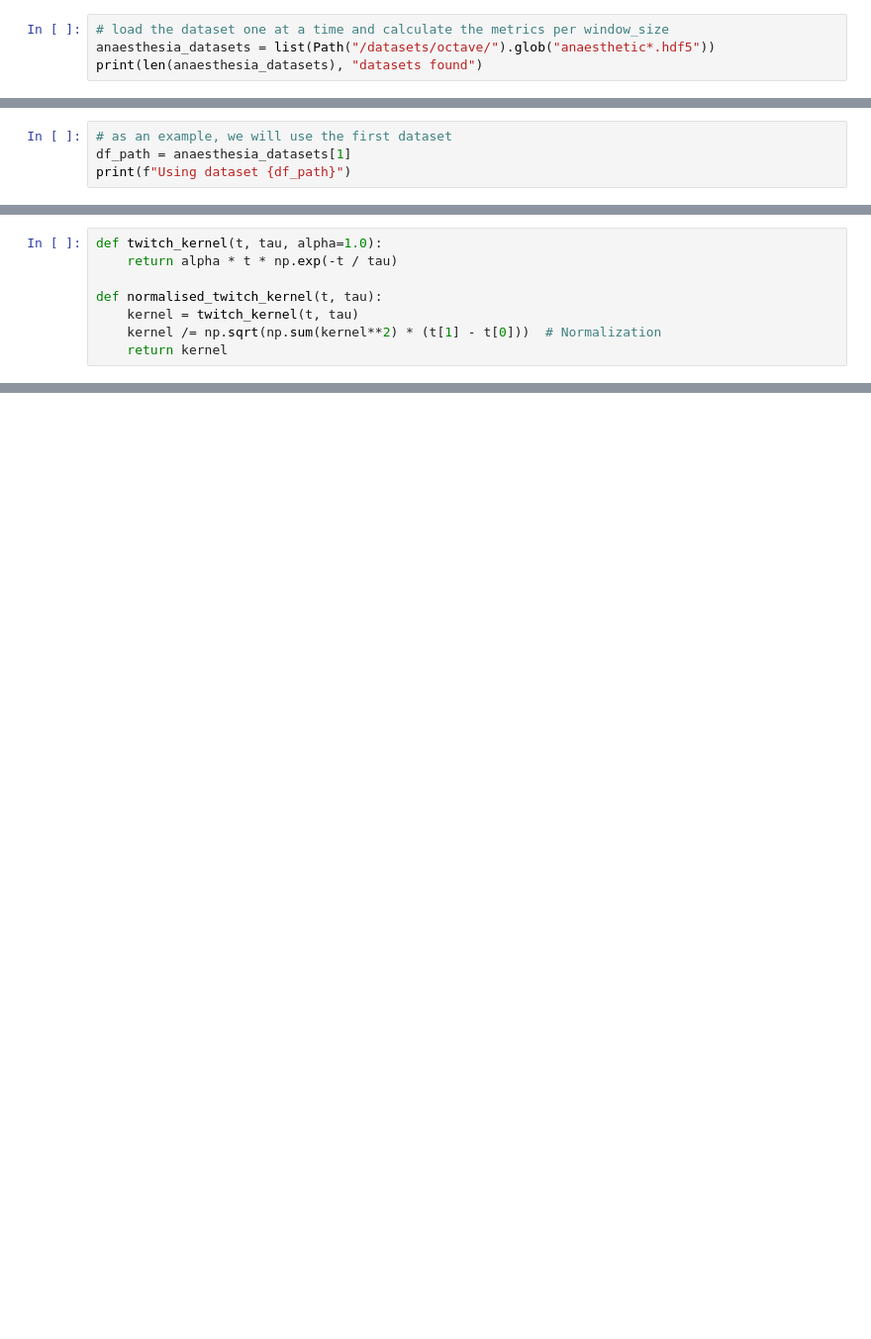
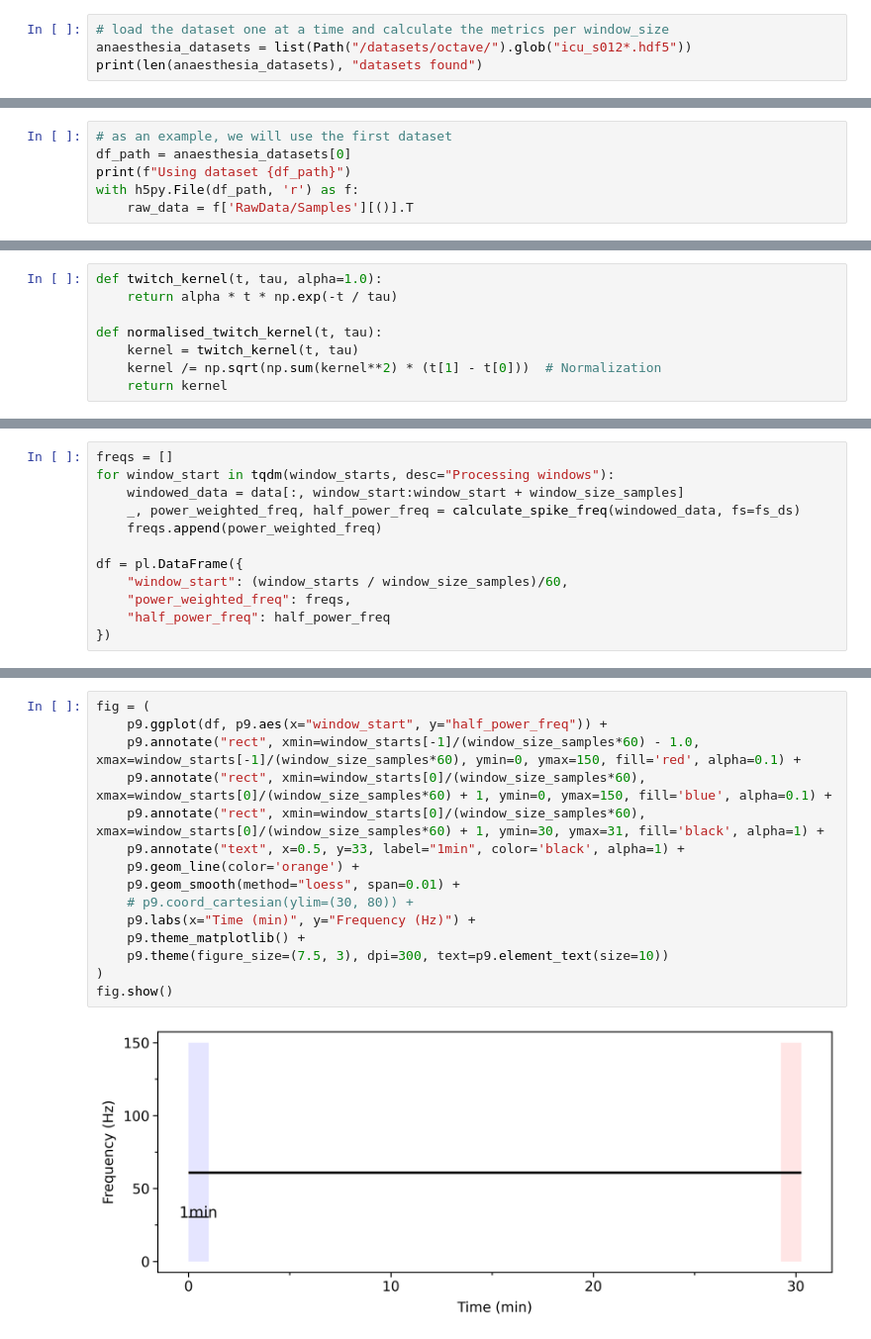
Before and after one commit to ahmed-alhindawi/omt_simulator, a Jupyter notebook: src/anaesthesia_data.ipynb, the cells around one changed output, grey strips where cells are left out. Shown at 99% size. Saved outputs shown, nothing was run; the diff lists cells and outputs as text; blank space fills up the shorter version.

```diff
--- a/src/anaesthesia_data.ipynb
+++ b/src/anaesthesia_data.ipynb
@@ -12,6 +12,6 @@ from ipywidgets import widgets as widgets
 from IPython.display import display
 # %%
 # load the dataset one at a time and calculate the metrics per window_size
-anaesthesia_datasets = list(Path("/datasets/octave/").glob("anaesthetic*.hdf5"))
+anaesthesia_datasets = list(Path("/datasets/octave/").glob("icu_s012*.hdf5"))
 print(len(anaesthesia_datasets), "datasets found")
 # %% [output]
@@ -26,6 +26,8 @@ downsample_factor = 1
 window_size = 1  # in seconds
 # %%
 # as an example, we will use the first dataset
-df_path = anaesthesia_datasets[1]
+df_path = anaesthesia_datasets[0]
 print(f"Using dataset {df_path}")
+with h5py.File(df_path, 'r') as f:
+    raw_data = f['RawData/Samples'][()].T
 # %% [output]
@@ -115,0 +123,12 @@ def calculate_spike_freq(windowed_data, fs=4800, tikhonov_lambda=1e-4, tau=0.01)
+# %%
+freqs = []
+for window_start in tqdm(window_starts, desc="Processing windows"):
+    windowed_data = data[:, window_start:window_start + window_size_samples]
+    _, power_weighted_freq, half_power_freq = calculate_spike_freq(windowed_data, fs=fs_ds)
+    freqs.append(power_weighted_freq)
+
+df = pl.DataFrame({
+    "window_start": (window_starts / window_size_samples)/60,
+    "power_weighted_freq": freqs,
+    "half_power_freq": half_power_freq
+})
@@ -116,3 +152,20 @@ def calculate_spike_freq(windowed_data, fs=4800, tikhonov_lambda=1e-4, tau=0.01)
+# %%
+fig = (
+    p9.ggplot(df, p9.aes(x="window_start", y="half_power_freq")) +
+    p9.annotate("rect", xmin=window_starts[-1]/(window_size_samples*60) - 1.0, xmax=window_starts[-1]/(window_size_samples*60), ymin=0, ymax=150, fill='red', alpha=0.1) +
+    p9.annotate("rect", xmin=window_starts[0]/(window_size_samples*60), xmax=window_starts[0]/(window_size_samples*60) + 1, ymin=0, ymax=150, fill='blue', alpha=0.1) +
+    p9.annotate("rect", xmin=window_starts[0]/(window_size_samples*60), xmax=window_starts[0]/(window_size_samples*60) + 1, ymin=30, ymax=31, fill='black', alpha=1) +
+    p9.annotate("text", x=0.5, y=33, label="1min", color='black', alpha=1) +
+    p9.geom_line(color='orange') +
+    p9.geom_smooth(method="loess", span=0.01) +
+    # p9.coord_cartesian(ylim=(30, 80)) +
+    p9.labs(x="Time (min)", y="Frequency (Hz)") +
+    p9.theme_matplotlib() +
+    p9.theme(figure_size=(7.5, 3), dpi=300, text=p9.element_text(size=10))
+)
+fig.show()
+# %% [output]
+[figure, added]
 # %%
 
 # Define the function that updates the plot
```
Also changed, not shown: parts of 7 cells of this notebook, 9 other files.
